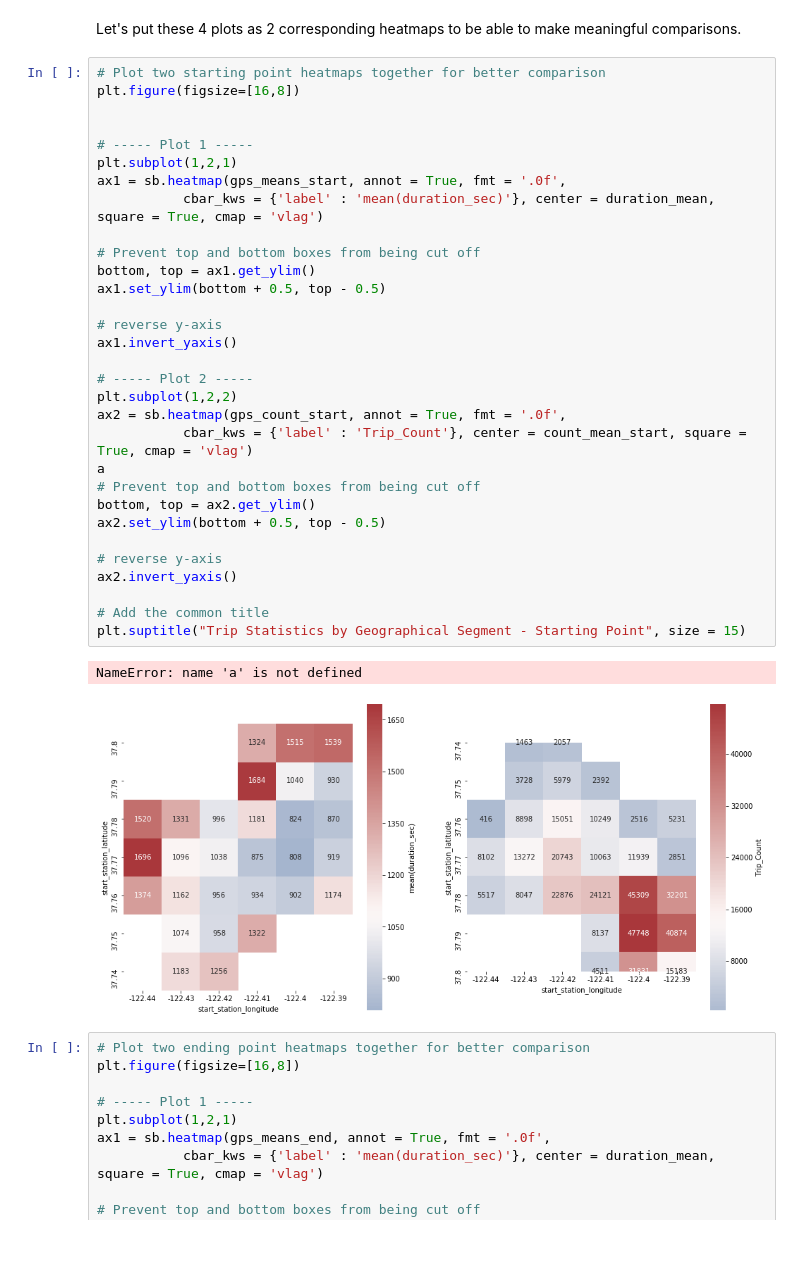
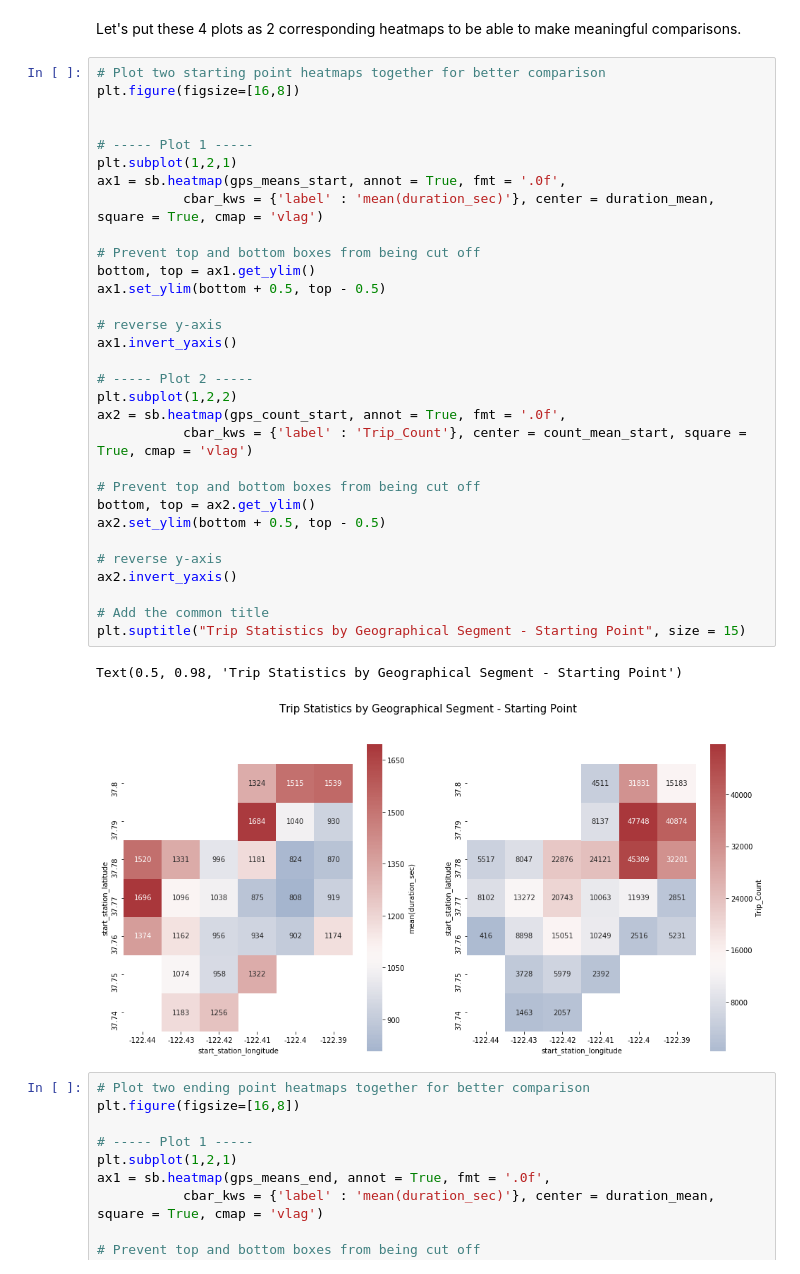
Before and after one commit to nickdoinikov/BayWheels-Bike-Data, a Jupyter notebook: Project_Baywheels_Part1.ipynb, the cells around one changed output. Saved outputs shown, nothing was run; the diff lists cells and outputs as text; blank space fills up the shorter version.

```diff
--- a/Project_Baywheels_Part1.ipynb
+++ b/Project_Baywheels_Part1.ipynb
@@ -574,36 +571,36 @@ Let's put these 4 plots as 2 corresponding heatmaps to be able to make meaningfu
 # Plot two starting point heatmaps together for better comparison
 plt.figure(figsize=[16,8])
 
 
 # ----- Plot 1 -----
 plt.subplot(1,2,1)
 ax1 = sb.heatmap(gps_means_start, annot = True, fmt = '.0f',
            cbar_kws = {'label' : 'mean(duration_sec)'}, center = duration_mean, square = True, cmap = 'vlag')
 
 # Prevent top and bottom boxes from being cut off
 bottom, top = ax1.get_ylim()
 ax1.set_ylim(bottom + 0.5, top - 0.5)
 
 # reverse y-axis
 ax1.invert_yaxis()
 
 # ----- Plot 2 -----
 plt.subplot(1,2,2)
 ax2 = sb.heatmap(gps_count_start, annot = True, fmt = '.0f',
            cbar_kws = {'label' : 'Trip_Count'}, center = count_mean_start, square = True, cmap = 'vlag')
-a
+
 # Prevent top and bottom boxes from being cut off
 bottom, top = ax2.get_ylim()
 ax2.set_ylim(bottom + 0.5, top - 0.5)
 
 # reverse y-axis
 ax2.invert_yaxis()
 
 # Add the common title
 plt.suptitle("Trip Statistics by Geographical Segment - Starting Point", size = 15)
 # %% [output]
-NameError: name 'a' is not defined
+Text(0.5, 0.98, 'Trip Statistics by Geographical Segment - Starting Point')
-[figure, old version]
+[figure, new version]
 # %%
 # Plot two ending point heatmaps together for better comparison
 plt.figure(figsize=[16,8])
```
Also changed, not shown: parts of 3 cells of this notebook, 3 other files.
